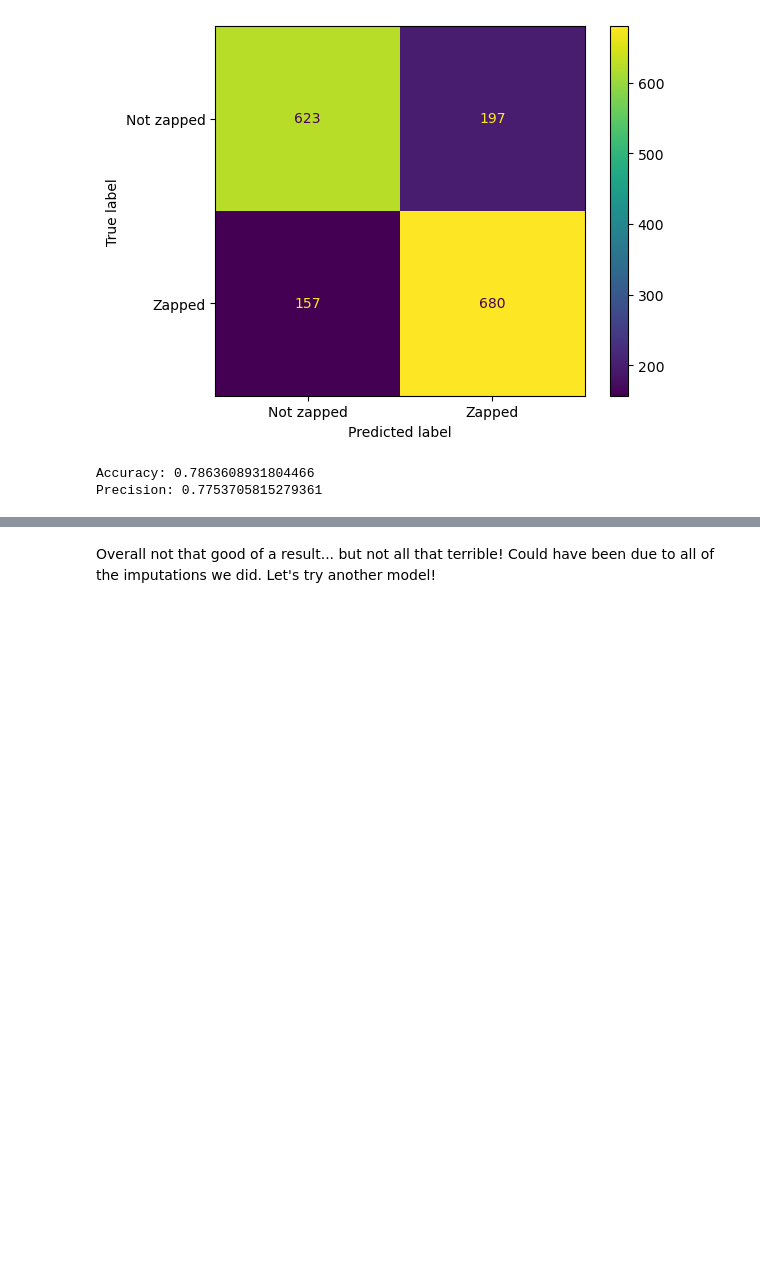
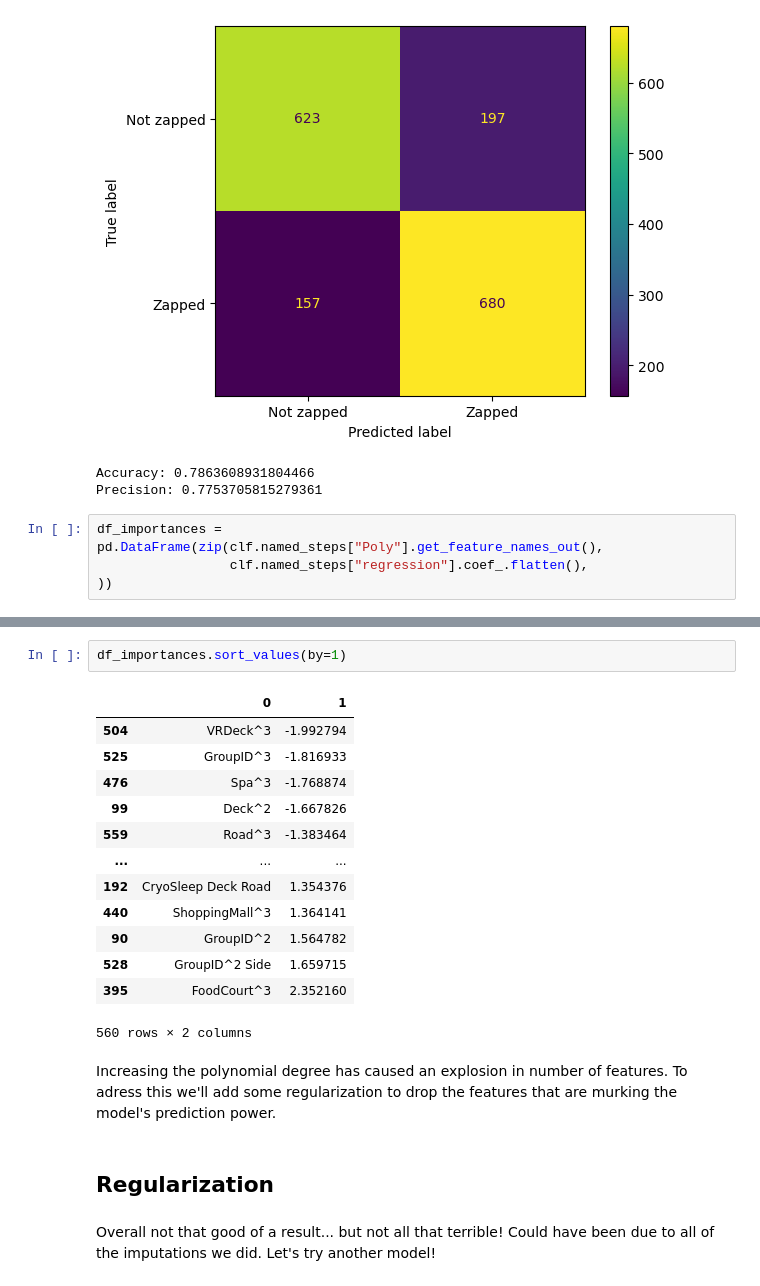
Before and after one commit to johawahn/spaceship_titanic, a Jupyter notebook: TestingModels.ipynb, the cells around one changed output, grey strips where cells are left out. Drawn from its saved outputs; the diff is of its cells as text; blank space fills up the shorter version.

```diff
--- a/TestingModels.ipynb
+++ b/TestingModels.ipynb
@@ -151,3 +151,7 @@ print(f'Precision: {precision_score(y_test,preds)}')
 [figure]
 Accuracy: 0.7863608931804466
 Precision: 0.7753705815279361
+# %%
+df_importances = pd.DataFrame(zip(clf.named_steps["Poly"].get_feature_names_out(),
+                 clf.named_steps["regression"].coef_.flatten(),
+))
@@ -154,3 +175,23 @@ Precision: 0.7753705815279361
+# %%
+df_importances.sort_values(by=1)
+# %% [output]
+|  | 0 | 1 |
+| 504 | VRDeck^3 | -1.992794 |
+| 525 | GroupID^3 | -1.816933 |
+| 476 | Spa^3 | -1.768874 |
+| 99 | Deck^2 | -1.667826 |
+| 559 | Road^3 | -1.383464 |
+| ... | ... | ... |
+| 192 | CryoSleep Deck Road | 1.354376 |
+| 440 | ShoppingMall^3 | 1.364141 |
+| 90 | GroupID^2 | 1.564782 |
+| 528 | GroupID^2 Side | 1.659715 |
+| 395 | FoodCourt^3 | 2.352160 |
+560 rows × 2 columns
+# %% [markdown]
+Increasing the polynomial degree has caused an explosion in number of features. To adress this we'll add some regularization to drop the features that are murking the model's prediction power.
+# %% [markdown]
+## Regularization
 # %% [markdown]
 Overall not that good of a result... but not all that terrible! Could have been due to all of the imputations we did.
 Let's try another model!
```
Also changed, not shown: parts of 1 cell of this notebook.
